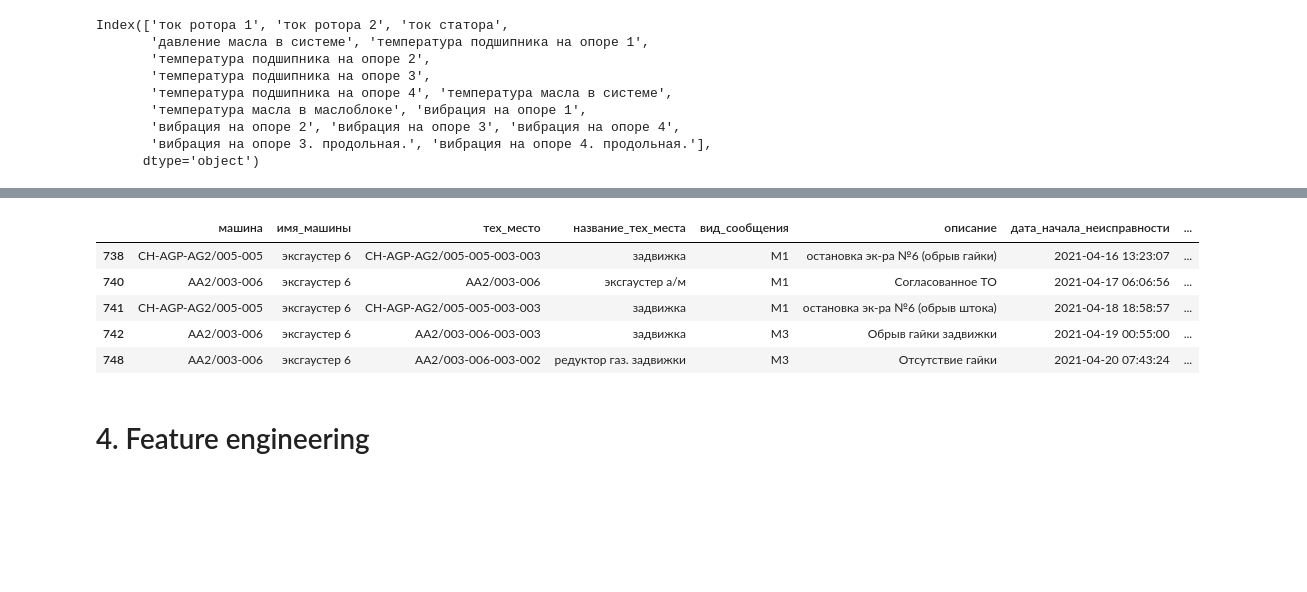
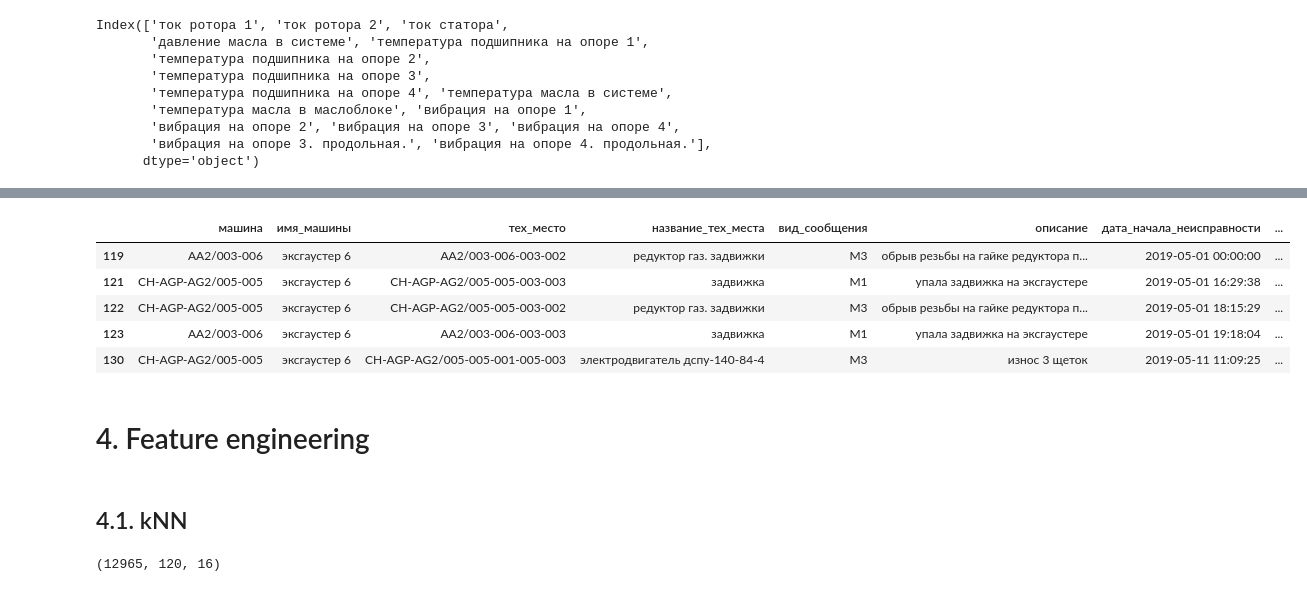
Before and after one commit to SergeiAP/predictive-maintenance-rotating-equip, a Jupyter notebook: notebooks/explore.ipynb, the cells around one changed output, grey strips where cells are left out. Drawn from its saved outputs; the diff is of its cells as text; code cells hidden in the pictures; blank space fills up the shorter version.

```diff
--- a/notebooks/explore.ipynb
+++ b/notebooks/explore.ipynb
@@ -619,7 +628,7 @@ NAMES_TO_DEL_Y = [' ЭКСГАУСТЕРА', ' ЭКСГ.', ' №{}', '№{}']
 EQUIP_NAMES_PREFIX_Y = [name.format(i) for name in NAMES_TO_DEL_Y for i in range(4, 10)]
 EQUIP_NAMES_Y = ['Y_ЭКСГАУСТЕР А/М №'+ str(i) for i in range(4, 10)]
 # %%
-df_train_y_schema = pa.schema([(name, "int8") for name in Y_NAMES] + [(DATETIME_COL.upper(), pa.timestamp('s'))])
+df_train_y_schema = pa.schema([(name, INT_TYPE) for name in Y_NAMES] + [(DATETIME_COL.upper(), pa.timestamp('s'))])
 # %% [markdown]
 ### Common info
 # %%
@@ -721,9 +730,10 @@ DESCRIPTION_COL = 'описание'
 EQUIP_NAME = 'имя_машины'
 FAILURE_TYPE_COL = 'вид_сообщения'
 PLANNED_COL = 'текст_группы_кодов'
+FAILURE_LASTS = "длительность"
 
 
-SATRT_END_FAILURE_DATES = ['дата_начала_неисправности', 'дата_устранения_неисправности']
+START_END_FAILURE_DATES = ['дата_начала_неисправности', 'дата_устранения_неисправности']
 PLANNED_CODES = {
     'технические плановые': 0,
     'технические неплановые': 1,
@@ -824 +856,9 @@ df_meta[PLANNED_COL] = df_meta[PLANNED_COL].str.lower().replace(PLANNED_CODES)
+# %%
+df_meta[FAILURE_LASTS] = df_meta[START_END_FAILURE_DATES[1]] - df_meta[START_END_FAILURE_DATES[0]]
+failure_parts_wo_end = df_meta[df_meta[START_END_FAILURE_DATES[1]].isna()][FAILURE_PART_COL].unique()
+failure_parts_mean = df_meta[df_meta[FAILURE_PART_COL].isin(failure_parts_wo_end)].groupby(FAILURE_PART_COL)[FAILURE_LASTS].mean().to_dict()
+failure_parts_mean['кл2 тр до эд'] = failure_parts_mean['кл1 тр до эд']
+df_meta[FAILURE_LASTS] = df_meta[[FAILURE_PART_COL, FAILURE_LASTS]].set_index(FAILURE_PART_COL, drop=True)[FAILURE_LASTS].fillna(value=failure_parts_mean).values
+df_meta.loc[df_meta[START_END_FAILURE_DATES[1]].isna(), START_END_FAILURE_DATES[1]] = df_meta.loc[df_meta[START_END_FAILURE_DATES[1]].isna(), START_END_FAILURE_DATES[0]] + df_meta[FAILURE_LASTS]
+df_meta[START_END_FAILURE_DATES[1]] = df_meta[START_END_FAILURE_DATES[1]].round('1s')
 # %%
@@ -861,13 +903,6 @@ Index(['ток ротора 1', 'ток ротора 2', 'ток статора'
 # %%
-current_stator_cols = ['ток ротора 1', 'ток ротора 2', 'ток статора']
-pressure_oil = ['давление масла в системе']
-bearing_temp = ['температура подшипника на опоре 1', 'температура подшипника на опоре 2', 'температура подшипника на опоре 3', 'температура подшипника на опоре 4']
-oil_temp = ['температура масла в системе', 'температура масла в маслоблоке']
-vibration_x = ['вибрация на опоре 1', 'вибрация на опоре 2', 'вибрация на опоре 3', 'вибрация на опоре 4']
-vibration_y = ['вибрация на опоре 3. продольная.', 'вибрация на опоре 4. продольная.']
-
 visual_eqip = "эксгаустер 6" # test_eqip
-visula_dates = ('2021-03-15 00:00:00', '2021-04-30 00:00:00') # ('2021-04-01 00:00:00', '2021-04-30 00:00:00')
+VISUAL_DATES = ('2021-03-15 00:00:00', '2021-04-30 00:00:00') # ('2021-03-15 00:00:00', '2021-04-30 00:00:00') ('2021-04-01 00:00:00', '2021-04-30 00:00:00') ('2019-05-01 00:00:00', '2019-06-01 00:00:00')
 
 plot_position = [0.05, 0.95]
 y_plots = [current_stator_cols, pressure_oil, bearing_temp + oil_temp, vibration_x + vibration_y]
@@ -876,3 +911,7 @@ y_axis_map_names = [f"y{i}" for i in range(1, len(y_plots)+1)]
 y_places = [0, 0.05, 0.95, 1.00]
 colors = plt.get_cmap('rainbow', 20)
 smooth_window = 10
+
+savepath_plotly = PIC_EXPLORATORY_PATH / f"{visual_eqip}_{VISUAL_DATES[0].replace(':', '-')}_{VISUAL_DATES[1].replace(':', '-')}.html"
+titles_plotly = {"title_text": f"Анализ работы агрегата {test_eqip} за {VISUAL_DATES[0]}-{VISUAL_DATES[1]}",
+                 "xaxis_title": DATETIME_COL}
@@ -961,11 +934,11 @@ fig.write_html(PIC_EXPLORATORY_PATH / f"{visual_eqip}_{visula_dates[0].replace('
 # %%
 df_equip = df_meta[df_meta[EQUIP_NAME] == visual_eqip]
-df_equip[(df_equip[SATRT_END_FAILURE_DATES[0]] >= visula_dates[0]) & (df_equip[SATRT_END_FAILURE_DATES[1]] <= visula_dates[1])]
+df_equip[(df_equip[START_END_FAILURE_DATES[0]] >= VISUAL_DATES[0]) & (df_equip[START_END_FAILURE_DATES[0]] <= VISUAL_DATES[1])]
 # %% [output]
 |  | машина | имя_машины | тех_место | название_тех_места | вид_сообщения | описание | дата_начала_неисправности | ... |
-| 738 | CH-AGP-AG2/005-005 | эксгаустер 6 | CH-AGP-AG2/005-005-003-003 | задвижка | M1 | остановка эк-ра №6 (обрыв гайки) | 2021-04-16 13:23:07 | ... |
-| 740 | AA2/003-006 | эксгаустер 6 | AA2/003-006 | эксгаустер а/м | M1 | Согласованное ТО | 2021-04-17 06:06:56 | ... |
-| 741 | CH-AGP-AG2/005-005 | эксгаустер 6 | CH-AGP-AG2/005-005-003-003 | задвижка | M1 | остановка эк-ра №6 (обрыв штока) | 2021-04-18 18:58:57 | ... |
-| 742 | AA2/003-006 | эксгаустер 6 | AA2/003-006-003-003 | задвижка | M3 | Обрыв гайки задвижки | 2021-04-19 00:55:00 | ... |
-| 748 | AA2/003-006 | эксгаустер 6 | AA2/003-006-003-002 | редуктор газ. задвижки | M3 | Отсутствие гайки | 2021-04-20 07:43:24 | ... |
+| 119 | AA2/003-006 | эксгаустер 6 | AA2/003-006-003-002 | редуктор газ. задвижки | M3 | обрыв резьбы на гайке редуктора п... | 2019-05-01 00:00:00 | ... |
+| 121 | CH-AGP-AG2/005-005 | эксгаустер 6 | CH-AGP-AG2/005-005-003-003 | задвижка | M1 | упала задвижка на эксгаустере | 2019-05-01 16:29:38 | ... |
+| 122 | CH-AGP-AG2/005-005 | эксгаустер 6 | CH-AGP-AG2/005-005-003-002 | редуктор газ. задвижки | M3 | обрыв резьбы на гайке редуктора п... | 2019-05-01 18:15:29 | ... |
+| 123 | AA2/003-006 | эксгаустер 6 | AA2/003-006-003-003 | задвижка | M1 | упала задвижка на эксгаустере | 2019-05-01 19:18:04 | ... |
+| 130 | CH-AGP-AG2/005-005 | эксгаустер 6 | CH-AGP-AG2/005-005-001-005-003 | электродвигатель дспу-140-84-4 | M3 | износ 3 щеток | 2019-05-11 11:09:25 | ... |
 # %%
@@ -973,2 +946,4 @@ df_equip[(df_equip[SATRT_END_FAILURE_DATES[0]] >= visula_dates[0]) & (df_equip[S
 # %% [markdown]
 # 4. Feature engineering
+# %% [markdown]
+## 4.1. kNN
@@ -974,0 +964,12 @@ df_equip[(df_equip[SATRT_END_FAILURE_DATES[0]] >= visula_dates[0]) & (df_equip[S
+# %%
+# scale to have equal distance
+scaler = StandardScaler()
+df_test_scaled = scaler.fit_transform(df_train_dict[test_eqip])
+
+# num of examples x length of timeseries x dimensions
+df_test_scaled = df_test_scaled[CUT_VALUE:]
+df_test_resized = np.resize(df_test_scaled, (int(df_test_scaled.shape[0] / TIME_ANALYSE), TIME_ANALYSE, df_test_scaled.shape[1]))
+
+df_test_resized.shape
+# %% [output]
+(12965, 120, 16)
```
Also changed, not shown: parts of 127 cells of this notebook, 7 other files.
